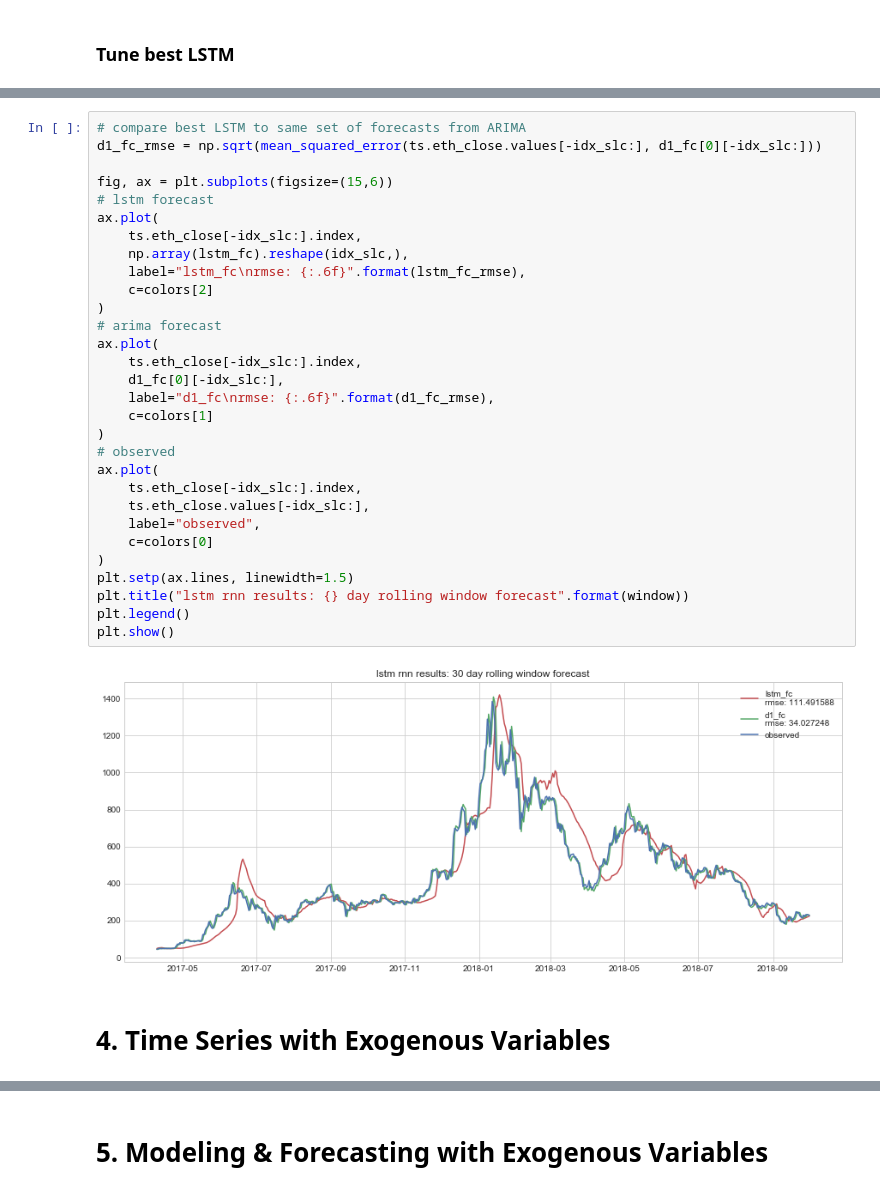
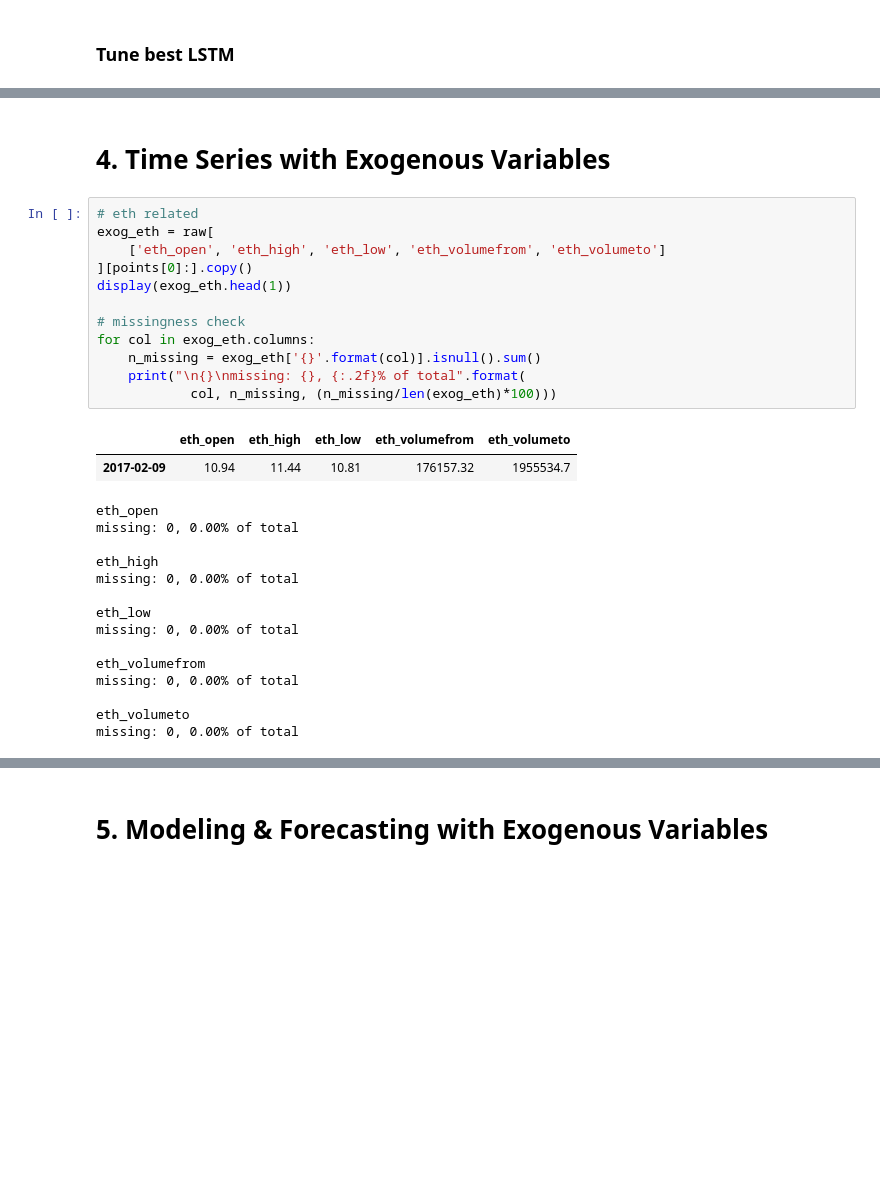
Before and after one commit to brianmcguckin/thinkful_final_capstone, a Jupyter notebook: Ethereum Time Series Analysis.ipynb, the cells around one changed output, grey strips where cells are left out. Cells and saved outputs as stored; diff of their text form; blank space fills up the shorter version.

```diff
--- a/Ethereum Time Series Analysis.ipynb
+++ b/Ethereum Time Series Analysis.ipynb
@@ -1139,34 +1021,31 @@ print("rmse: {}".format(rmsproplr001_rmse))
-# %%
-# compare best LSTM to same set of forecasts from ARIMA
-d1_fc_rmse = np.sqrt(mean_squared_error(ts.eth_close.values[-idx_slc:], d1_fc[0][-idx_slc:]))
-
-fig, ax = plt.subplots(figsize=(15,6))
-# lstm forecast
-ax.plot(
-    ts.eth_close[-idx_slc:].index,
-    np.array(lstm_fc).reshape(idx_slc,),
-    label="lstm_fc\nrmse: {:.6f}".format(lstm_fc_rmse),
-    c=colors[2]
-)
-# arima forecast
-ax.plot(
-    ts.eth_close[-idx_slc:].index,
-    d1_fc[0][-idx_slc:],
-    label="d1_fc\nrmse: {:.6f}".format(d1_fc_rmse),
-    c=colors[1]
-)
-# observed
-ax.plot(
-    ts.eth_close[-idx_slc:].index,
-    ts.eth_close.values[-idx_slc:],
-    label="observed",
-    c=colors[0]
-)
-plt.setp(ax.lines, linewidth=1.5)
-plt.title("lstm rnn results: {} day rolling window forecast".format(window))
-plt.legend()
-plt.show()
-# %% [output]
-[figure, removed]
 # %% [markdown]
 # 4. Time Series with Exogenous Variables
+# %%
+# eth related
+exog_eth = raw[
+    ['eth_open', 'eth_high', 'eth_low', 'eth_volumefrom', 'eth_volumeto']
+][points[0]:].copy()
+display(exog_eth.head(1))
+
+# missingness check
+for col in exog_eth.columns:
+    n_missing = exog_eth['{}'.format(col)].isnull().sum()
+    print("\n{}\nmissing: {}, {:.2f}% of total".format(
+            col, n_missing, (n_missing/len(exog_eth)*100)))
+# %% [output]
+|  | eth_open | eth_high | eth_low | eth_volumefrom | eth_volumeto |
+| 2017-02-09 | 10.94 | 11.44 | 10.81 | 176157.32 | 1955534.7 |
+eth_open
+missing: 0, 0.00% of total
+
+eth_high
+missing: 0, 0.00% of total
+
+eth_low
+missing: 0, 0.00% of total
+
+eth_volumefrom
+missing: 0, 0.00% of total
+
+eth_volumeto
+missing: 0, 0.00% of total
```
Also changed, not shown: parts of 12 cells of this notebook.
